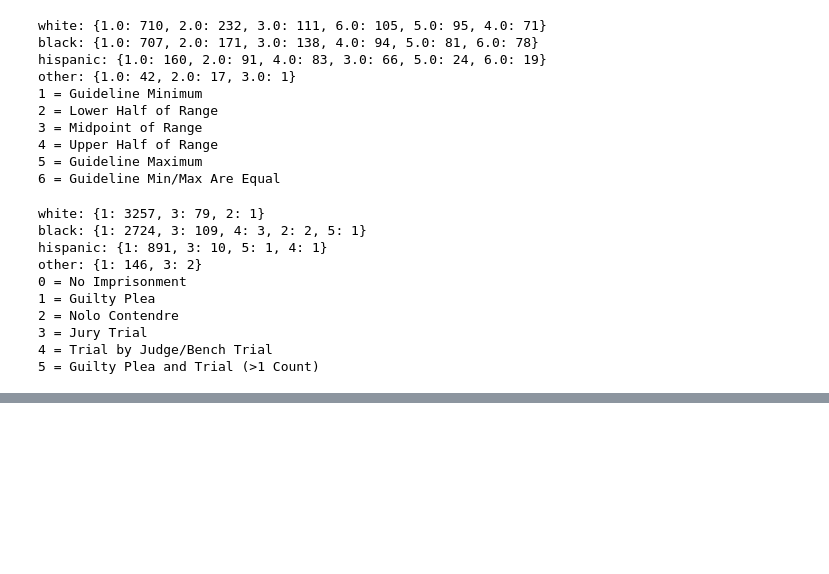
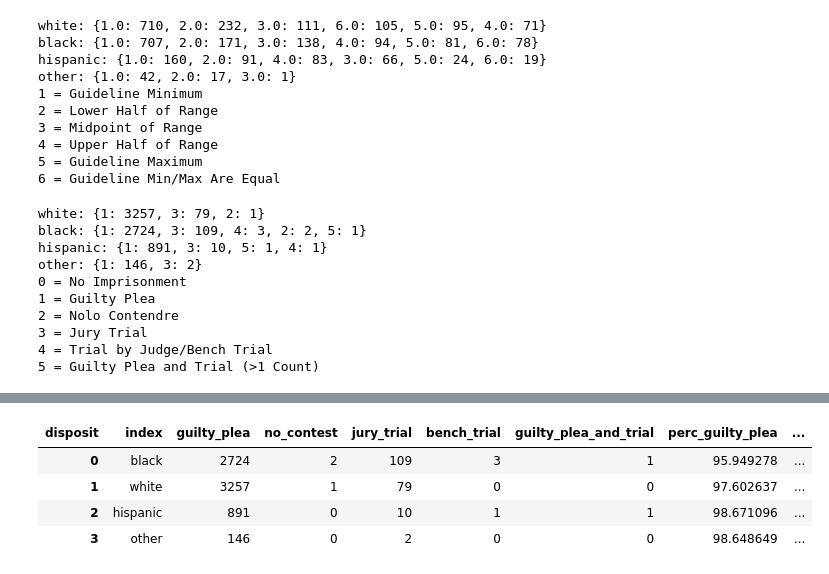
Before and after one commit to jenwhitson/sentencing_project, a Jupyter notebook: notebooks/individual_offender_eda.ipynb, the cells around one changed output, grey strips where cells are left out. Cells and saved outputs as stored; diff of their text form; code cells hidden in the pictures; blank space fills up the shorter version.

Commit message:
calculated percentage of case dispositions by race (plea v. trial)

```diff
--- a/notebooks/individual_offender_eda.ipynb
+++ b/notebooks/individual_offender_eda.ipynb
@@ -1565,0 +1580,5 @@ other: {1: 146, 3: 2}
+# %%
+stats_df['white'] = [3257, 1, 79, 0, 0]
+stats_df['hispanic'] = [891, 0, 10, 1, 1]
+stats_df['other'] = [146, 0, 2, 0, 0]
+stats_df
@@ -1565,0 +1592,3 @@ other: {1: 146, 3: 2}
+# %%
+stats_df = stats_df.set_index('disposit')
+stats_df
@@ -1565,0 +1603,4 @@ other: {1: 146, 3: 2}
+# %%
+stats_df = stats_df.transpose()
+stats_df = stats_df.rename(columns = {1: 'guilty_plea', 2:'no_contest', 3: 'jury_trial', 4:'bench_trial', 5: 'guilty_plea_and_trial'})
+stats_df
@@ -1565,0 +1613,3 @@ other: {1: 146, 3: 2}
+# %%
+stats_df['perc_guilty_plea'] = [(2724/2839)*100, (3257/3337)*100, (891/903)*100, (146/148)*100]
+stats_df
@@ -1565,0 +1622,14 @@ other: {1: 146, 3: 2}
+# %%
+stats_df['perc_no_cont'] = [(2/2839)*100, (1/3337)*100, 0, 0]
+stats_df['perc_jury_trial'] = [(109/2839)*100, (79/3337)*100, (10/903)*100, (2/148)*100]
+stats_df['perc_bench_trial'] = [(3/2839)*100, 0, (1/903)*100, 0]
+stats_df['perc_plea_and_trial'] = [(1/2839)*100, 0, (1/903)*100, 0]
+stats_df = stats_df.reset_index()
+stats_df = stats_df.rename(columns = {'index': 'race'})
+stats_df
+# %% [output]
+| disposit | index | guilty_plea | no_contest | jury_trial | bench_trial | guilty_plea_and_trial | perc_guilty_plea | ... |
+| 0 | black | 2724 | 2 | 109 | 3 | 1 | 95.949278 | ... |
+| 1 | white | 3257 | 1 | 79 | 0 | 0 | 97.602637 | ... |
+| 2 | hispanic | 891 | 0 | 10 | 1 | 1 | 98.671096 | ... |
+| 3 | other | 146 | 0 | 2 | 0 | 0 | 98.648649 | ... |
```
Also changed, not shown: parts of 6 cells of this notebook.
